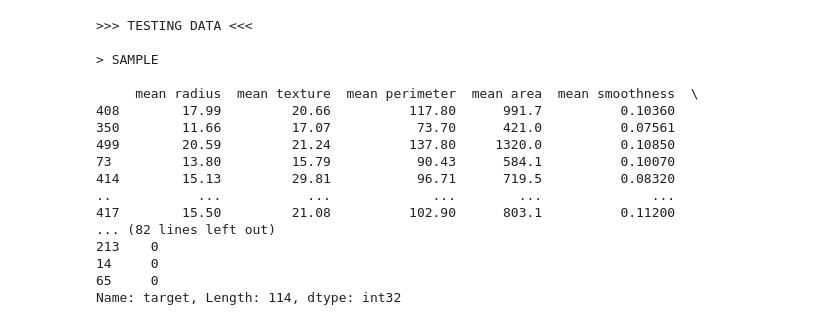
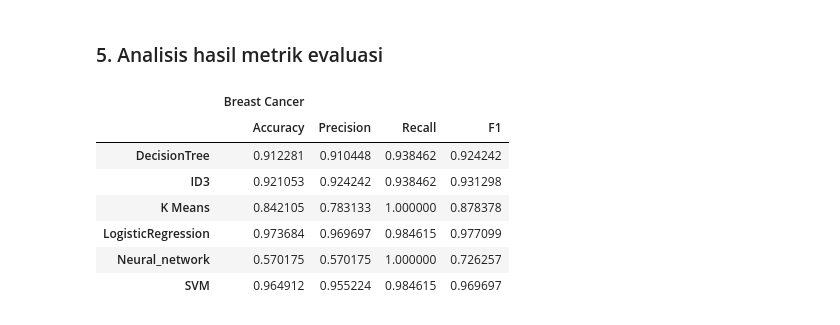
Before and after one commit to dwikalam/if3270-tucil1-ml-algorithm-library-exploration, a Jupyter notebook: Tucil_[NIM anggota1] _[NIM anggota2].ipynb, the cells around one changed output. Saved outputs shown, nothing was run; the diff lists cells and outputs as text; code cells hidden in the pictures.

```diff
--- a/Tucil_[NIM anggota1] _[NIM anggota2].ipynb
+++ b/Tucil_[NIM anggota1] _[NIM anggota2].ipynb
@@ -280,26 +286,13 @@ Name: target, Length: 455, dtype: int32
-# %%
-print(f">>> TESTING DATA <<<")
-
-print(f"\n> SAMPLE\n")
-print(x_test_bc)
-
-print(f"\n> TARGET\n")
-print(y_test_bc)
-# %% [output]
->>> TESTING DATA <<<
-
-> SAMPLE
-
-     mean radius  mean texture  mean perimeter  mean area  mean smoothness  \
-408        17.99         20.66          117.80      991.7          0.10360
-350        11.66         17.07           73.70      421.0          0.07561
-499        20.59         21.24          137.80     1320.0          0.10850
-73         13.80         15.79           90.43      584.1          0.10070
-414        15.13         29.81           96.71      719.5          0.08320
-..           ...           ...             ...        ...              ...
-417        15.50         21.08          102.90      803.1          0.11200
-... (82 lines left out)
-213    0
-14     0
-65     0
-Name: target, Length: 114, dtype: int32
+# %% [markdown]
+### 5. Analisis hasil metrik evaluasi
+# %%
+bc_algos_metrics_score
+# %% [output]
+|  | Breast Cancer |  |  |  |
+|  | Accuracy | Precision | Recall | F1 |
+| DecisionTree | 0.912281 | 0.910448 | 0.938462 | 0.924242 |
+| ID3 | 0.921053 | 0.924242 | 0.938462 | 0.931298 |
+| K Means | 0.842105 | 0.783133 | 1.000000 | 0.878378 |
+| LogisticRegression | 0.973684 | 0.969697 | 0.984615 | 0.977099 |
+| Neural_network | 0.570175 | 0.570175 | 1.000000 | 0.726257 |
+| SVM | 0.964912 | 0.955224 | 0.984615 | 0.969697 |
```
Also changed, not shown: parts of 53 cells of this notebook, 2 other files.
